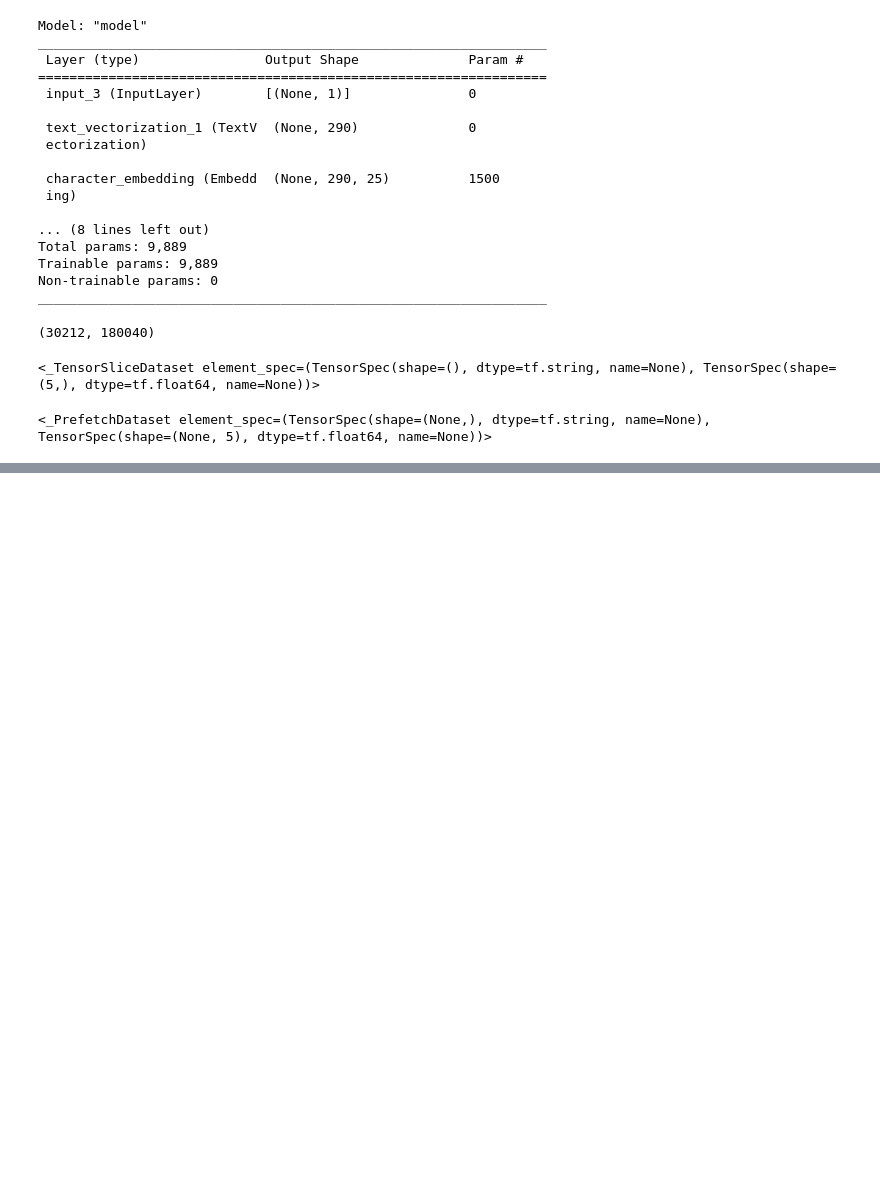
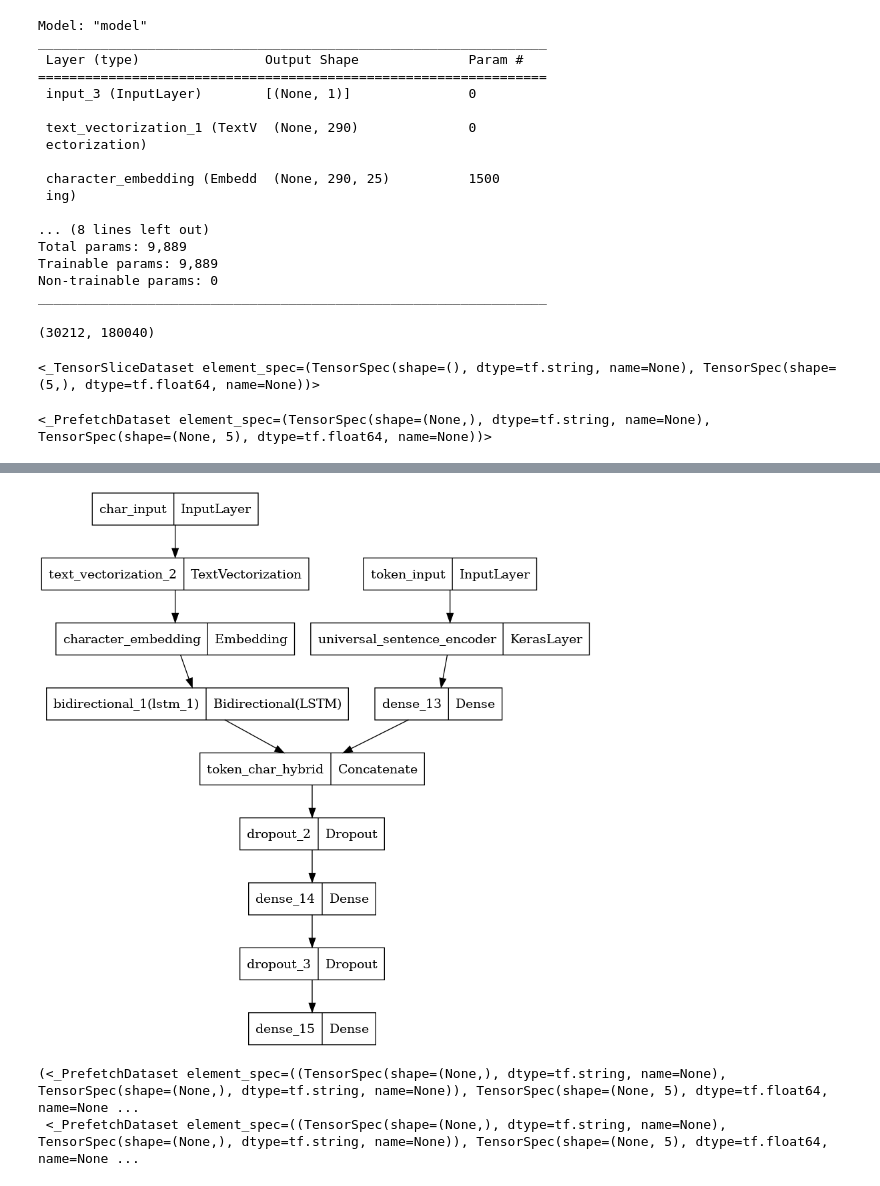
Before and after one commit to jahidul39306/TF_Journey, a Jupyter notebook: 9. SkimLit/pubmed-200k-rct-a-dataset-for-sequential-sentence.ipynb, the cells around one changed output, grey strips where cells are left out. Drawn from its saved outputs; the diff is of its cells as text; code cells hidden in the pictures; blank space fills up the shorter version.

Commit message:
SkimLit -model_4: hybrid model

```diff
--- a/9. SkimLit/pubmed-200k-rct-a-dataset-for-sequential-sentence.ipynb
+++ b/9. SkimLit/pubmed-200k-rct-a-dataset-for-sequential-sentence.ipynb
@@ -752,0 +758,28 @@ model_3_results
+# %%
+# 1. Token model
+token_inputs = layers.Input(shape=[], dtype=tf.string, name="token_input")
+token_pretrained_layer = universal_sentence_encoder(token_inputs)
+token_output = layers.Dense(128, activation="relu")(token_pretrained_layer)
+token_model = tf.keras.Model(token_inputs, token_output)
+
+# 2. Embedding model
+char_inputs = layers.Input(shape=(1,), dtype=tf.string, name="char_input")
+char_vectors = char_vectorizer(char_inputs)
+char_embed = character_embedding(char_vectors)
+char_bi_lstm = layers.Bidirectional(layers.LSTM(24))(char_embed) # 50 is given in paper as bi-directional it will be 25, but we take 24 as it is divisble by 8
+char_model = tf.keras.Model(char_inputs, char_bi_lstm)
+
+# 3. concatenate 2 models
+token_char_concat = layers.Concatenate(name="token_char_hybrid")([token_model.output,
+                                                                  char_model.output])
+
+# 4. creating final model
+combined_dropout = layers.Dropout(0.5)(token_char_concat)
+combined_dense = layers.Dense(256, activation="relu")(combined_dropout)
+final_dropout = layers.Dropout(0.5)(combined_dense)
+output_layer = layers.Dense(5, activation="softmax")(final_dropout)
+
+# 5. final model
+model_4 = tf.keras.Model(inputs=[token_model.input, char_model.input],
+                        outputs=output_layer,
+                        name="model_4_token_and_char_embeddings")
@@ -752,0 +806,5 @@ model_3_results
+# %%
+from tensorflow.keras.utils import plot_model
+plot_model(model_4)
+# %% [output]
+[figure, added]
@@ -752,0 +827,5 @@ model_3_results
+# %%
+train_token_char_dataset, val_token_char_dataset
+# %% [output]
+(<_PrefetchDataset element_spec=((TensorSpec(shape=(None,), dtype=tf.string, name=None), TensorSpec(shape=(None,), dtype=tf.string, name=None)), TensorSpec(shape=(None, 5), dtype=tf.float64, name=None ...
+ <_PrefetchDataset element_spec=((TensorSpec(shape=(None,), dtype=tf.string, name=None), TensorSpec(shape=(None,), dtype=tf.string, name=None)), TensorSpec(shape=(None, 5), dtype=tf.float64, name=None ...
```
Also changed, not shown: parts of 31 cells of this notebook.
